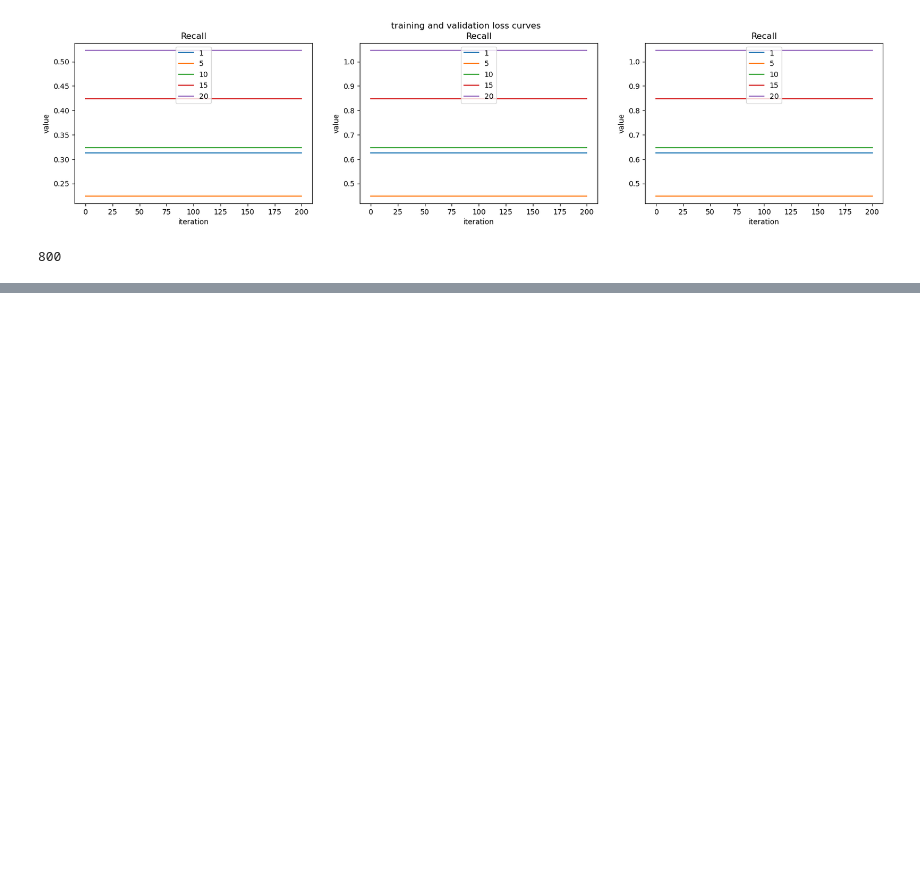
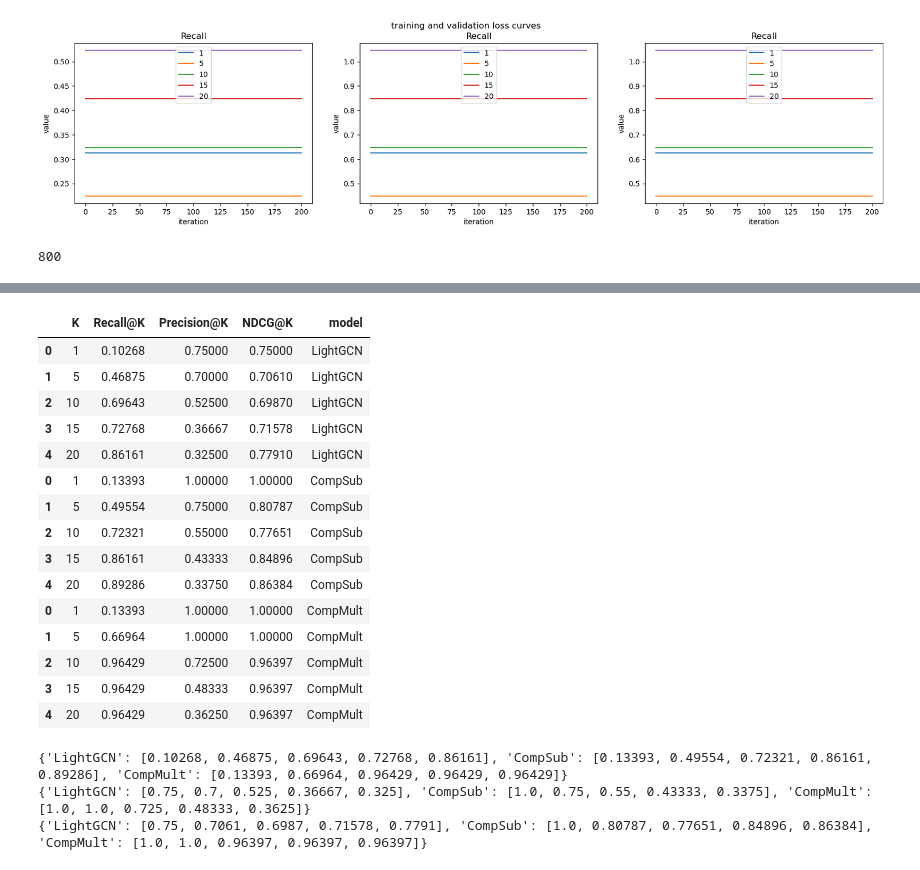
Before and after one commit to RusheelIyer/comp_lightgcn, a Jupyter notebook: test.ipynb, the cells around one changed output, grey strips where cells are left out. Drawn from its saved outputs; the diff is of its cells as text; code cells hidden in the pictures; blank space fills up the shorter version.

```diff
--- a/test.ipynb
+++ b/test.ipynb
@@ -140,0 +162,55 @@ sdict['best_iter']
+# %%
+df['model'] = 'LightGCN'
+sub_df['model'] = 'CompSub'
+mult_df['model'] = 'CompMult'
+
+df = pd.concat([df, sub_df, mult_df], axis=0)
+df
+# %% [output]
+|  | K | Recall@K | Precision@K | NDCG@K | model |
+| 0 | 1 | 0.10268 | 0.75000 | 0.75000 | LightGCN |
+| 1 | 5 | 0.46875 | 0.70000 | 0.70610 | LightGCN |
+| 2 | 10 | 0.69643 | 0.52500 | 0.69870 | LightGCN |
+| 3 | 15 | 0.72768 | 0.36667 | 0.71578 | LightGCN |
+| 4 | 20 | 0.86161 | 0.32500 | 0.77910 | LightGCN |
+| 0 | 1 | 0.13393 | 1.00000 | 1.00000 | CompSub |
+| 1 | 5 | 0.49554 | 0.75000 | 0.80787 | CompSub |
+| 2 | 10 | 0.72321 | 0.55000 | 0.77651 | CompSub |
+| 3 | 15 | 0.86161 | 0.43333 | 0.84896 | CompSub |
+| 4 | 20 | 0.89286 | 0.33750 | 0.86384 | CompSub |
+| 0 | 1 | 0.13393 | 1.00000 | 1.00000 | CompMult |
+| 1 | 5 | 0.66964 | 1.00000 | 1.00000 | CompMult |
+| 2 | 10 | 0.96429 | 0.72500 | 0.96397 | CompMult |
+| 3 | 15 | 0.96429 | 0.48333 | 0.96397 | CompMult |
+| 4 | 20 | 0.96429 | 0.36250 | 0.96397 | CompMult |
+# %%
+K = df['K'].unique()
+
+recall_dict = {}
+precision_dict = {}
+ndcg_dict = {}
+
+for model in df['model'].unique():
+    recall_dict[model] = []
+    precision_dict[model] = []
+    ndcg_dict[model] = []
+    for k in K:
+        metrics = df[(df['K'] == k) & (df['model'] == model)]
+
+        recall = metrics['Recall@K'].iloc[0]
+        recall_dict[model].append(recall)
+
+        precision = metrics['Precision@K'].iloc[0]
+        precision_dict[model].append(precision)
+
+        ndcg = metrics['NDCG@K'].iloc[0]
+        ndcg_dict[model].append(ndcg)
+
+# axes[0,0] = plt.bar()
+print(recall_dict)
+print(precision_dict)
+print(ndcg_dict)
+# %% [output]
+{'LightGCN': [0.10268, 0.46875, 0.69643, 0.72768, 0.86161], 'CompSub': [0.13393, 0.49554, 0.72321, 0.86161, 0.89286], 'CompMult': [0.13393, 0.66964, 0.96429, 0.96429, 0.96429]}
+{'LightGCN': [0.75, 0.7, 0.525, 0.36667, 0.325], 'CompSub': [1.0, 0.75, 0.55, 0.43333, 0.3375], 'CompMult': [1.0, 1.0, 0.725, 0.48333, 0.3625]}
+{'LightGCN': [0.75, 0.7061, 0.6987, 0.71578, 0.7791], 'CompSub': [1.0, 0.80787, 0.77651, 0.84896, 0.86384], 'CompMult': [1.0, 1.0, 0.96397, 0.96397, 0.96397]}
```
Also changed, not shown: parts of 3 cells of this notebook, 3 other files.
